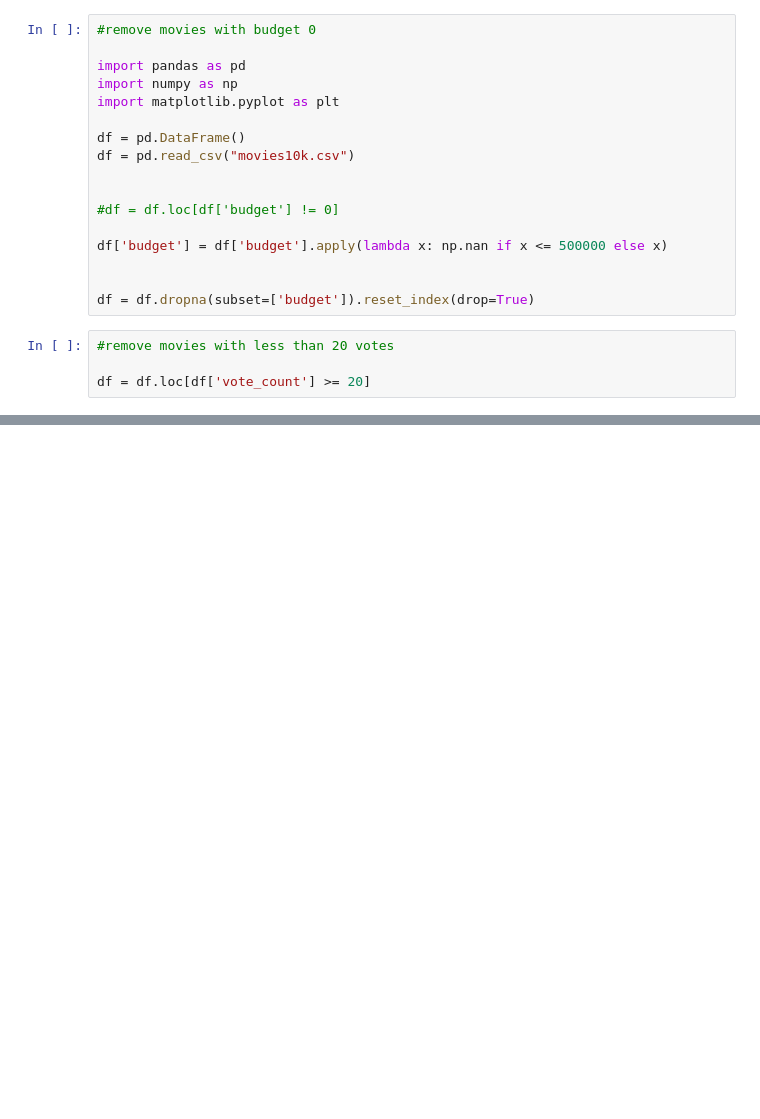
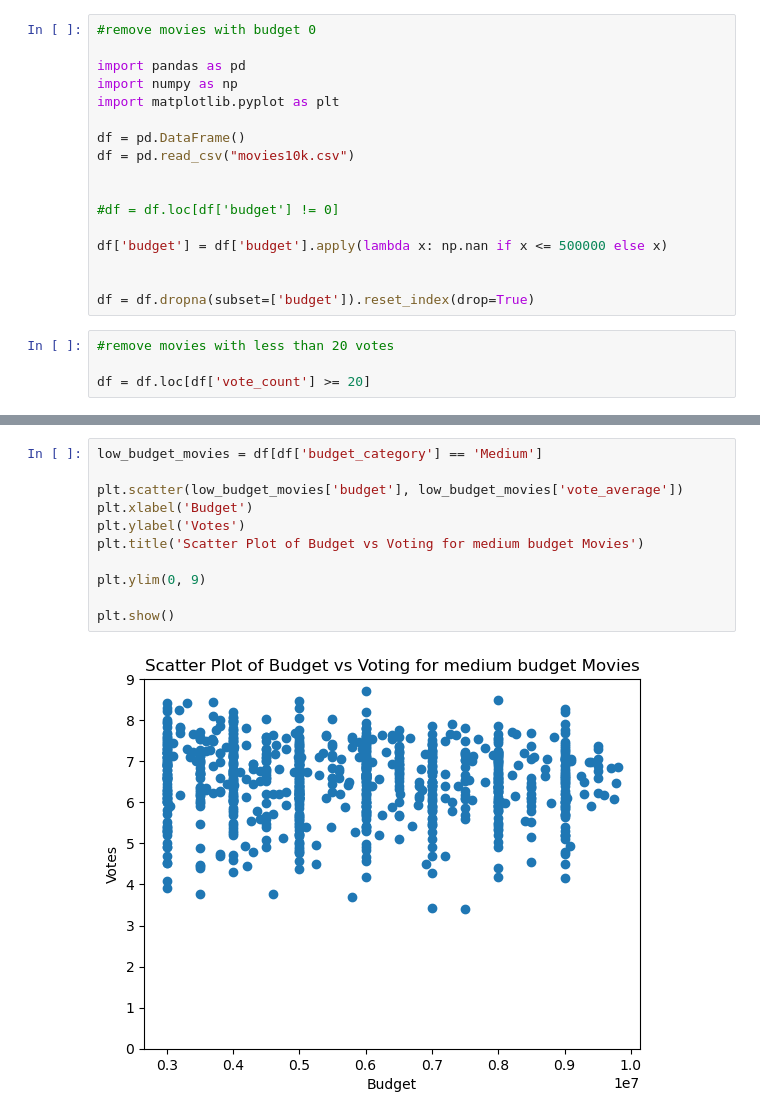
Before and after one commit to quityQ/SciProg2023, a Jupyter notebook: test2.ipynb, the cells around one changed output, grey strips where cells are left out. Cells and saved outputs as stored; diff of their text form; blank space fills up the shorter version.

```diff
--- a/test2.ipynb
+++ b/test2.ipynb
@@ -35,0 +44,13 @@ Text(0.5, 1.0, 'Budget vs Ratings')
+# %%
+low_budget_movies = df[df['budget_category'] == 'Medium']
+
+plt.scatter(low_budget_movies['budget'], low_budget_movies['vote_average'])
+plt.xlabel('Budget')
+plt.ylabel('Votes')
+plt.title('Scatter Plot of Budget vs Voting for medium budget Movies')
+
+plt.ylim(0, 9)
+
+plt.show()
+# %% [output]
+[figure, added]
```
Also changed, not shown: parts of 7 cells of this notebook.
